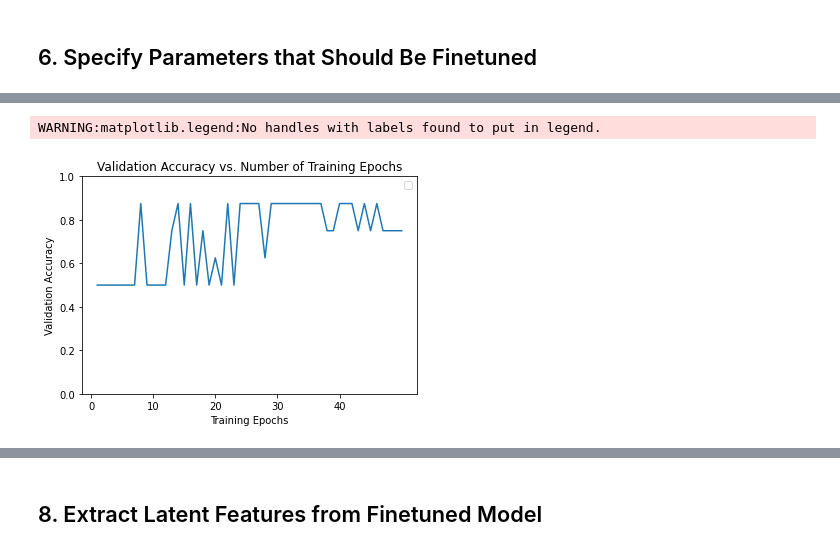
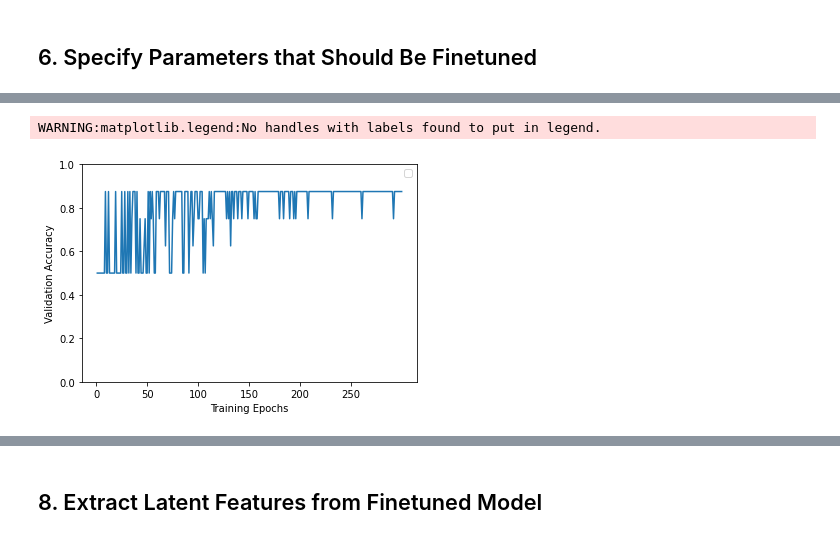
Before and after one commit to jmnolte/HCCNet, a Jupyter notebook: test_scripts/feature_extraction/deep_features/deep_feature_extraction.ipynb, the cells around one changed output, grey strips where cells are left out. Saved outputs shown, nothing was run; the diff lists cells and outputs as text; code cells hidden in the pictures.

```diff
--- a/test_scripts/feature_extraction/deep_features/deep_feature_extraction.ipynb
+++ b/test_scripts/feature_extraction/deep_features/deep_feature_extraction.ipynb
@@ -213,8 +170,27 @@ def initialize_model(num_classes, feature_extract, use_pretrained=False):
 # %% [markdown]
 ## 5. Initialize the Network with Pretrained Weights
+# %%
+# Number of classes in the dataset
+num_classes = 2
+
+# Batch size for training (change depending on how much memory you have)
+batch_size = 8
+
+# Number of epochs to train for
+num_epochs = 300
+
+# Flag to indicate whether model should be initialized with pretrained weights
+pretrained = True
+
+# Flag to indicate whether only a set of weights should be updated. If False
+# the entire model is finetuned
+feature_extract = True
 # %%
 # Initialize the model for this run
-model_ft = initialize_model(num_classes, feature_extract)
+model_ft = ResNet50(num_classes, pretrained, feature_extract)
+
+# add model to GPU
+model_ft = model_ft.to(device)
 # %% [markdown]
 ## 6. Specify Parameters that Should Be Finetuned
 # %%
@@ -258,0 +227,6 @@ Params to learn:
+# %%
+# Specify the loss function
+criterion = torch.nn.CrossEntropyLoss()
+
+# Specify the learning rate
+optimizer_ft = torch.optim.SGD(params_to_update, lr=0.01)
@@ -259,7 +308,4 @@ Params to learn:
 # %%
-# Specify the loss function
-criterion = torch.nn.CrossEntropyLoss()
-
 # Train and evaluate
-model_ft, hist = train_model(model_ft, dataloaders_dict, criterion, optimizer_ft, num_epochs=num_epochs)
+model_ft, acc_hist, loss_hist = train_model(model_ft, dataloaders_dict, criterion, optimizer_ft, num_epochs=num_epochs)
 # %% [output]
@@ -283,16 +331,17 @@ Best val Acc: 0.875000
 # %%
 # Plot the training curves of validation accuracy vs. number of training epochs
-ohist = []
-ohist = [h.cpu().numpy() for h in hist]
+model_acc_hist = []
+model_acc_hist = [epoch.cpu().numpy() for epoch in acc_hist]
 
-plt.title("Validation Accuracy vs. Number of Training Epochs")
+#plt.title("Validation Accuracy vs. Number of Training Epochs")
 plt.xlabel("Training Epochs")
 plt.ylabel("Validation Accuracy")
-plt.plot(range(1,num_epochs+1),ohist)
+plt.plot(range(1, num_epochs+1),model_acc_hist)
 plt.ylim((0,1.))
-plt.xticks(np.arange(0, num_epochs, 10))
+plt.xticks(np.arange(0, num_epochs, 50))
 plt.legend()
-plt.show()
+
+plt.savefig(os.path.join(results_dir, 'val_acc_hist.png'), dpi=300)
 # %% [output]
 WARNING:matplotlib.legend:No handles with labels found to put in legend.
-[figure, old version]
+[figure, new version]
```
Also changed, not shown: parts of 26 cells of this notebook, 14 other files.
